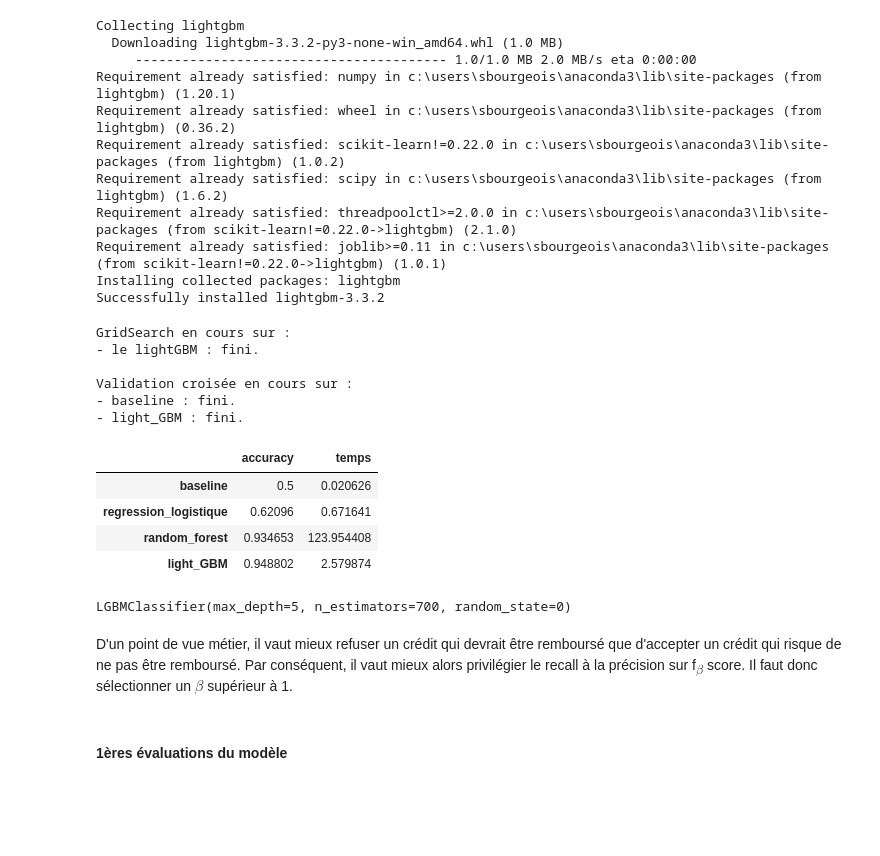
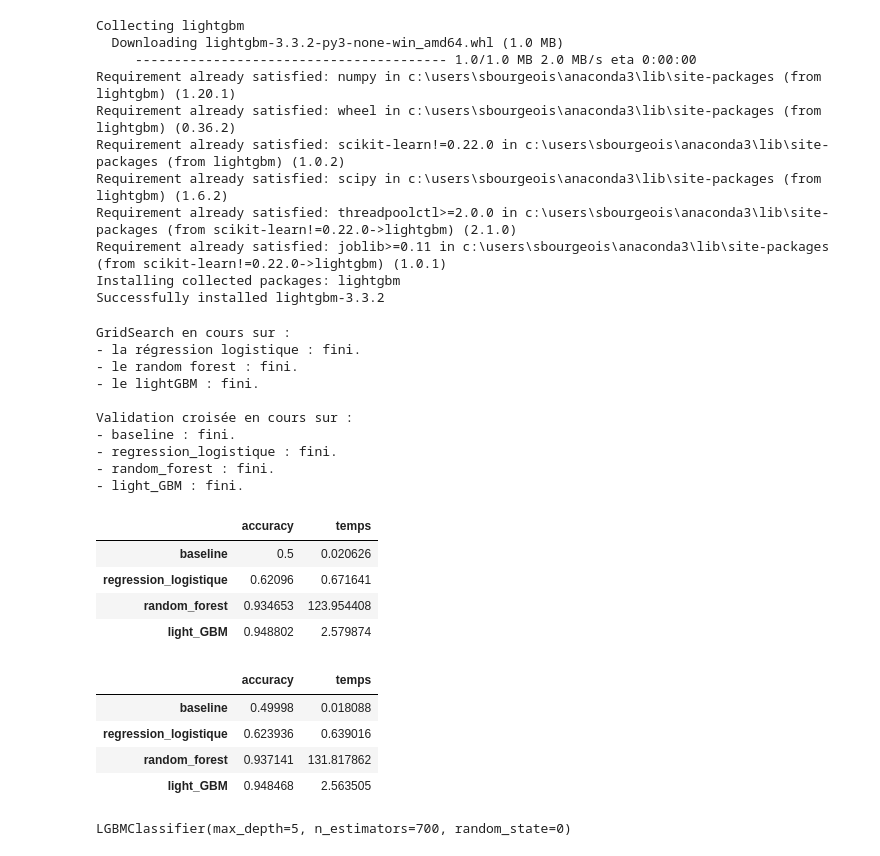
Before and after one commit to sebastienbourgeois/oc-p7-implementer-modele-scoring, a Jupyter notebook: code/modelisation.ipynb, the cells around one changed output. Cells and saved outputs as stored; diff of their text form; code cells hidden in the pictures; blank space fills up the shorter version.

Commit message:
Ajout du StratifiedKFold dans le gridsearch et évaluation du modèle après ce changement

```diff
--- a/code/modelisation.ipynb
+++ b/code/modelisation.ipynb
@@ -1747,9 +1747,8 @@ Successfully installed lightgbm-3.3.2
 # %%
 # retourne les résultats de la validation croisée
 # pour respecter les proportions de la target, on utilise StratifiedKFold
-def realiser_validation_croisee(modele):
-    skf = StratifiedKFold()
-    cv_resultats = cross_validate(modele, sm_X_train, sm_y_train, cv=skf.split(sm_X_train, sm_y_train), scoring=score)
+def realiser_validation_croisee(modele, cv_type):
+    cv_resultats = cross_validate(modele, sm_X_train, sm_y_train, cv=cv_type.split(sm_X_train, sm_y_train), scoring=score)
     cv_resultats['full_time'] = cv_resultats['fit_time'] + cv_resultats['score_time']
     return cv_resultats
 
@@ -1795,41 +1794,44 @@ learning_rates = [0.025, 0.05, 0.1]
 profondeur_max = [1, 2, 3, 4, 5]
 param_grid_lgbm = {'n_estimators': nb_arbres, 'max_depth': profondeur_max, 'learning_rate': learning_rates}
 
+# définition d'un cross-validation stratifié pour avoir les mêmes proportions de la variable cible dans chaque fold
+skf = StratifiedKFold()
+
 dum = dummy.DummyClassifier(strategy="most_frequent")
 
 print('GridSearch en cours sur :')
 # Régression logistique
-#print('- la régression logistique : ', end='')
-#log_reg = GridSearchCV(
-#    LogisticRegression(random_state=0),
-#    param_grid_log_reg, # grille des hyperparamètres
-#    cv=5, # nombre de folds
-#    scoring=score
-#).fit(
-#    sm_X_train,
-#    sm_y_train
-#).best_estimator_ # sélectionne le meilleur modèle après le gridsearch
-#print('fini.')
+print('- la régression logistique : ', end='')
+log_reg = GridSearchCV(
+    LogisticRegression(random_state=0),
+    param_grid_log_reg, # grille des hyperparamètres
+    cv=skf.split(sm_X_train, sm_y_train), # nombre de folds
+    scoring=score
+).fit(
+    sm_X_train,
+    sm_y_train
+).best_estimator_ # sélectionne le meilleur modèle après le gridsearch
+print('fini.')
 
 # Random Forest
-#print('- le random forest : ', end='')
-#rf = GridSearchCV(
-#    RandomForestClassifier(random_state=0),
-#    param_grid_rf, # grille des hyperparamètres
-#    cv=5, # nombre de folds
-#    scoring=score
-#).fit(
-#    sm_X_train,
-#    sm_y_train
-#).best_estimator_ # sélectionne le meilleur modèle après le gridsearch
-#print('fini.')
+print('- le random forest : ', end='')
+rf = GridSearchCV(
+    RandomForestClassifier(random_state=0),
+    param_grid_rf, # grille des hyperparamètres
+    cv=skf.split(sm_X_train, sm_y_train), # nombre de folds
+    scoring=score
+).fit(
+    sm_X_train,
+    sm_y_train
+).best_estimator_ # sélectionne le meilleur modèle après le gridsearch
+print('fini.')
 
 # LightGBM
 print('- le lightGBM : ', end='')
 lgbm = GridSearchCV(
     LGBMClassifier(random_state=0),
     param_grid_lgbm, # grille des hyperparamètres
-    cv=5, # nombre de folds
+    cv=skf.split(sm_X_train, sm_y_train), # nombre de folds
     scoring=score
 ).fit(
     sm_X_train,
@@ -1837,8 +1839,8 @@ lgbm = GridSearchCV(
 ).best_estimator_ # sélectionne le meilleur modèle après le gridsearch
 print('fini.\n')
 
-#modeles_cv = {'baseline': dum, 'regression_logistique': log_reg, 'random_forest': rf, 'light_GBM': lgbm}
-modeles_cv = {'baseline': dum, 'light_GBM': lgbm}
+modeles_cv = {'baseline': dum, 'regression_logistique': log_reg, 'random_forest': rf, 'light_GBM': lgbm}
+#modeles_cv = {'baseline': dum, 'light_GBM': lgbm}
 
 print('Validation croisée en cours sur :')
 for nom, modele in modeles_cv.items():
@@ -1848,9 +1850,13 @@ for nom, modele in modeles_cv.items():
     print(' fini.')
 # %% [output]
 GridSearch en cours sur :
+- la régression logistique : fini.
+- le random forest : fini.
 - le lightGBM : fini.
 
 Validation croisée en cours sur :
 - baseline : fini.
+- regression_logistique : fini.
+- random_forest : fini.
 - light_GBM : fini.
 # %%
@@ -1861,6 +1868,15 @@ resultats
 | regression_logistique | 0.62096 | 0.671641 |
 | random_forest | 0.934653 | 123.954408 |
 | light_GBM | 0.948802 | 2.579874 |
+# %%
+# 2e résultats
+resultats
+# %% [output]
+|  | accuracy | temps |
+| baseline | 0.49998 | 0.018088 |
+| regression_logistique | 0.623936 | 0.639016 |
+| random_forest | 0.937141 | 131.817862 |
+| light_GBM | 0.948468 | 2.563505 |
 # %%
 lgbm
 # %% [output]
@@ -1875,4 +1883,0 @@ y_probas = lgbm.predict_proba(std_X_test)
-# %% [markdown]
-D'un point de vue métier, il vaut mieux refuser un crédit qui devrait être remboursé que d'accepter un crédit qui risque de ne pas être remboursé. Par conséquent, il vaut mieux alors privilégier le recall à la précision sur f<sub>$\beta$</sub> score. Il faut donc sélectionner un $\beta$ supérieur à 1.
-# %% [markdown]
-#### 1ères évaluations du modèle
```
Also changed, not shown: parts of 20 cells of this notebook.
